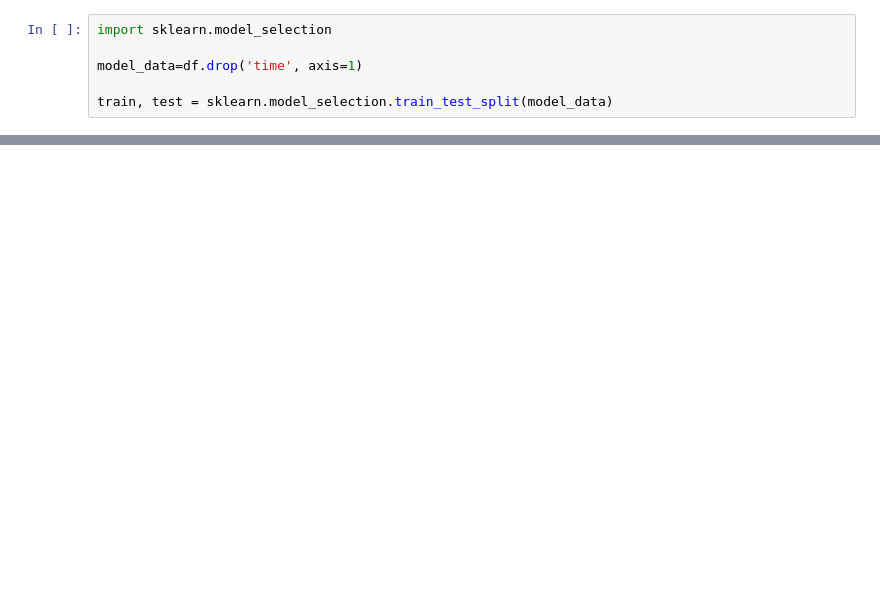
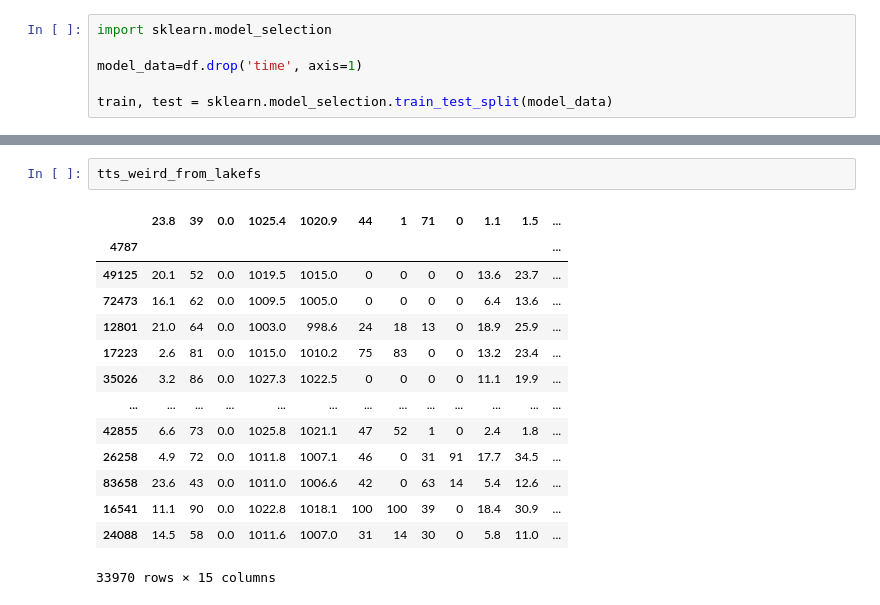
Before and after one commit to aai-institute/lakefs-spec, a Jupyter notebook: demos/rain_prediction.ipynb, the cells around one changed output, grey strips where cells are left out. Saved outputs shown, nothing was run; the diff lists cells and outputs as text; blank space fills up the shorter version.

```diff
--- a/demos/rain_prediction.ipynb
+++ b/demos/rain_prediction.ipynb
@@ -153,0 +517,17 @@ Test accuracy: 88.52 %
+# %%
+tts_weird_from_lakefs
+# %% [output]
+|  | 23.8 | 39 | 0.0 | 1025.4 | 1020.9 | 44 | 1 | 71 | 0 | 1.1 | 1.5 | ... |
+| 4787 |  |  |  |  |  |  |  |  |  |  |  | ... |
+| 49125 | 20.1 | 52 | 0.0 | 1019.5 | 1015.0 | 0 | 0 | 0 | 0 | 13.6 | 23.7 | ... |
+| 72473 | 16.1 | 62 | 0.0 | 1009.5 | 1005.0 | 0 | 0 | 0 | 0 | 6.4 | 13.6 | ... |
+| 12801 | 21.0 | 64 | 0.0 | 1003.0 | 998.6 | 24 | 18 | 13 | 0 | 18.9 | 25.9 | ... |
+| 17223 | 2.6 | 81 | 0.0 | 1015.0 | 1010.2 | 75 | 83 | 0 | 0 | 13.2 | 23.4 | ... |
+| 35026 | 3.2 | 86 | 0.0 | 1027.3 | 1022.5 | 0 | 0 | 0 | 0 | 11.1 | 19.9 | ... |
+| ... | ... | ... | ... | ... | ... | ... | ... | ... | ... | ... | ... | ... |
+| 42855 | 6.6 | 73 | 0.0 | 1025.8 | 1021.1 | 47 | 52 | 1 | 0 | 2.4 | 1.8 | ... |
+| 26258 | 4.9 | 72 | 0.0 | 1011.8 | 1007.1 | 46 | 0 | 31 | 91 | 17.7 | 34.5 | ... |
+| 83658 | 23.6 | 43 | 0.0 | 1011.0 | 1006.6 | 42 | 0 | 63 | 14 | 5.4 | 12.6 | ... |
+| 16541 | 11.1 | 90 | 0.0 | 1022.8 | 1018.1 | 100 | 100 | 39 | 0 | 18.4 | 30.9 | ... |
+| 24088 | 14.5 | 58 | 0.0 | 1011.6 | 1007.0 | 31 | 14 | 30 | 0 | 5.8 | 11.0 | ... |
+33970 rows × 15 columns
```
Also changed, not shown: parts of 77 cells of this notebook, 1 other file.
